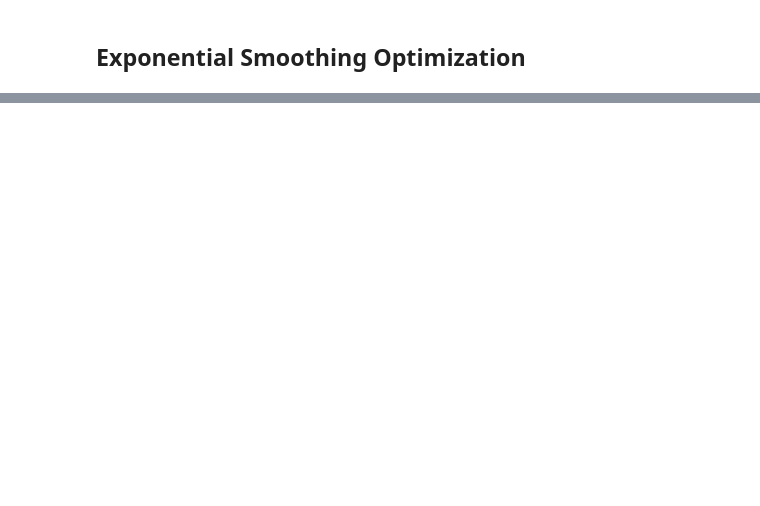
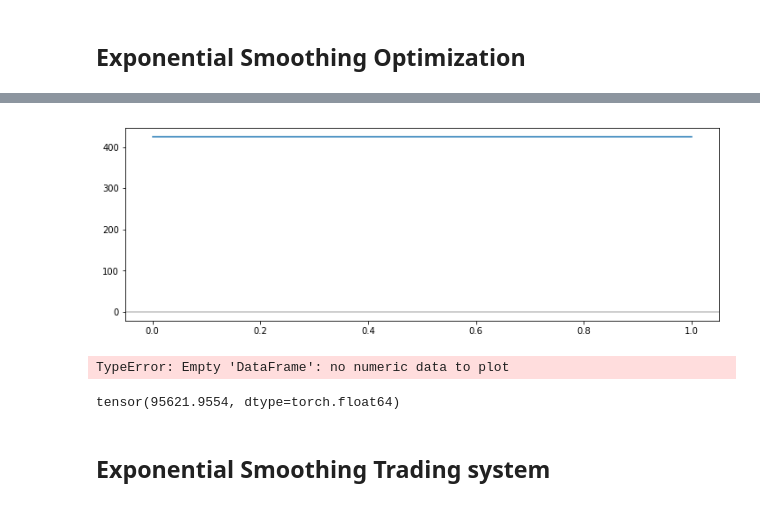
Before and after one commit to peerchen/trend-following-1, a Jupyter notebook: Temp.ipynb, the cells around one changed output, grey strips where cells are left out. Cells and saved outputs as stored; diff of their text form; code cells hidden in the pictures; blank space fills up the shorter version.

```diff
--- a/Temp.ipynb
+++ b/Temp.ipynb
@@ -191,0 +282,27 @@ plt.show()
+# %%
+# Gradient descent
+lr = 0.001
+steps = 100
+
+mav_t = torch.from_numpy(moving_average(x, n))
+
+def loss(x, aa):
+    l = torch.tensor(0., dtype=torch.float64)
+    esm_t = exponential_smoothing_t(x_t, aa)
+    for i in range(len(esm_t)):
+        l.add_((mav_t[i] - esm_t[i])**2)
+    return l
+
+x_t = torch.tensor(x)
+a_t = torch.tensor(a, requires_grad=True, dtype=torch.float64)
+
+results = {'a': [a_t.detach().numpy()],
+           'loss': [loss(x_t, a_t).detach().numpy()]}
+
+for i in range(steps):
+    y = loss(x_t, a_t)
+    y.backward()
+    a_t.data.sub_(lr * a_t.grad)  # With '_', modifies in place.
+    a_t.grad.zero_()
+    results['a'].append(a_t.detach().numpy())
+    results['loss'].append(y.detach().numpy())
@@ -191,0 +330,15 @@ plt.show()
+# %%
+res_df = DataFrame.from_dict(results)
+plt.plot(res_df.loss)
+plt.axhline(y=0, c='grey', alpha=0.5)
+plt.show()
+# %% [output]
+[figure, added]
+# %%
+res_df.plot()
+plt.axhline(y=2, c='grey', ls='dashed', alpha=0.5)
+plt.axhline(y=5, c='grey', ls='dashed', alpha=0.5)
+plt.axhline(y=0, c='grey', alpha=0.5)
+plt.show()
+# %% [output]
+TypeError: Empty 'DataFrame': no numeric data to plot
@@ -192,3 +347,9 @@ plt.show()
+# %%
+a_t.grad
+# %% [output]
+tensor(95621.9554, dtype=torch.float64)
+# %% [markdown]
+## Exponential Smoothing Trading system
 # %%
 price = pd.read_csv(filepath_or_buffer='test/Seykota GC----C.csv', header=None,
            names=['Date', 'Open', 'High', 'Low', 'Close', 'Volume', 'Open_Interest'],
```
Also changed, not shown: parts of 27 cells of this notebook.
